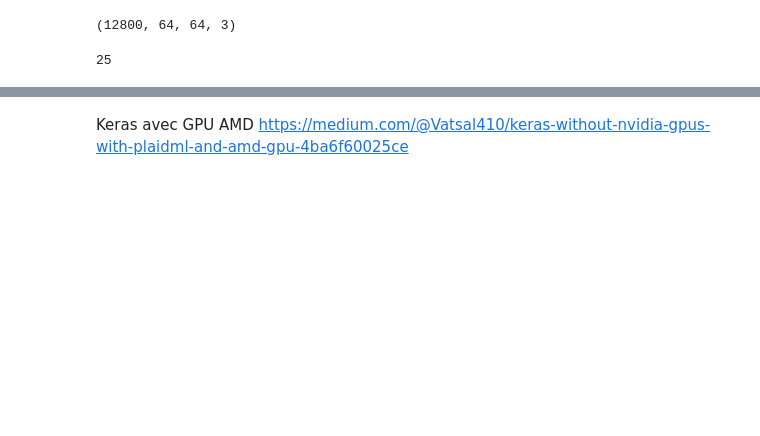
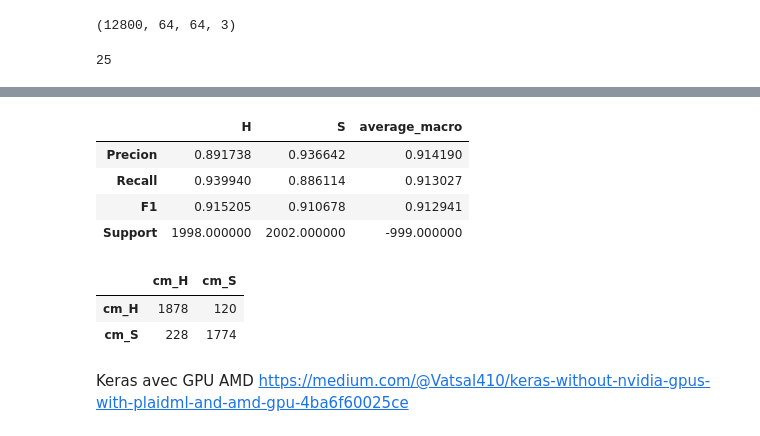
Before and after one commit to kbenmus02/A62-EquipeCV, a Jupyter notebook: notebook/iteration_3_model_5_cnn.ipynb, the cells around one changed output, grey strips where cells are left out. Drawn from its saved outputs; the diff is of its cells as text; code cells hidden in the pictures; blank space fills up the shorter version.

Commit message:
Avec ajout de l'indentification des classes, des métriques et des matrices de confusion

```diff
--- a/notebook/iteration_3_model_5_cnn.ipynb
+++ b/notebook/iteration_3_model_5_cnn.ipynb
@@ -236,3 +241,38 @@ plot_history(history_5)
+# %%
+def get_metrics(y_test: np.array, y_pred: np.array)->(pd.DataFrame, pd.DataFrame):
+    # create dataframe metrics
+    df_metrics = pd.DataFrame(precision_recall_fscore_support(y_test, y_pred), columns = ["H", "S"],
+             index=["Precion", "Recall", "F1", "Support"])
+    # add average column
+    df_metrics["average_macro"] = precision_recall_fscore_support(y_test, y_pred, average = "macro")
+    df_metrics = df_metrics.replace(np.nan, -999)
+    sr_metrics = df_metrics.stack(dropna=False)
+
+    df_confusion_matrix = pd.DataFrame(confusion_matrix(y_test, y_pred), columns = ["cm_H", "cm_S"], index = ["cm_H", "cm_S"])
+    sr_confusion_matrix = df_confusion_matrix.stack()
+    sr_metrics = pd.concat([sr_metrics, sr_confusion_matrix])
+
+    return df_metrics, df_confusion_matrix
+# %%
+y_pred_proba = model_cnn_5.predict(X_test)
+# %%
+y_pred = get_classes(y_pred_proba, le)
+# %%
+df_metrics, df_confusion_matrix = get_metrics(y_test, y_pred)
+# %%
+df_metrics
+# %% [output]
+|  | H | S | average_macro |
+| Precion | 0.891738 | 0.936642 | 0.914190 |
+| Recall | 0.939940 | 0.886114 | 0.913027 |
+| F1 | 0.915205 | 0.910678 | 0.912941 |
+| Support | 1998.000000 | 2002.000000 | -999.000000 |
+# %%
+df_confusion_matrix
+# %% [output]
+|  | cm_H | cm_S |
+| cm_H | 1878 | 120 |
+| cm_S | 228 | 1774 |
 # %%
 #model_cnn_4.save(PATH_MODEL + "/model_cnn_4.h5")
 # %% [markdown]
```
Also changed, not shown: parts of 4 cells of this notebook, 2 other files.
